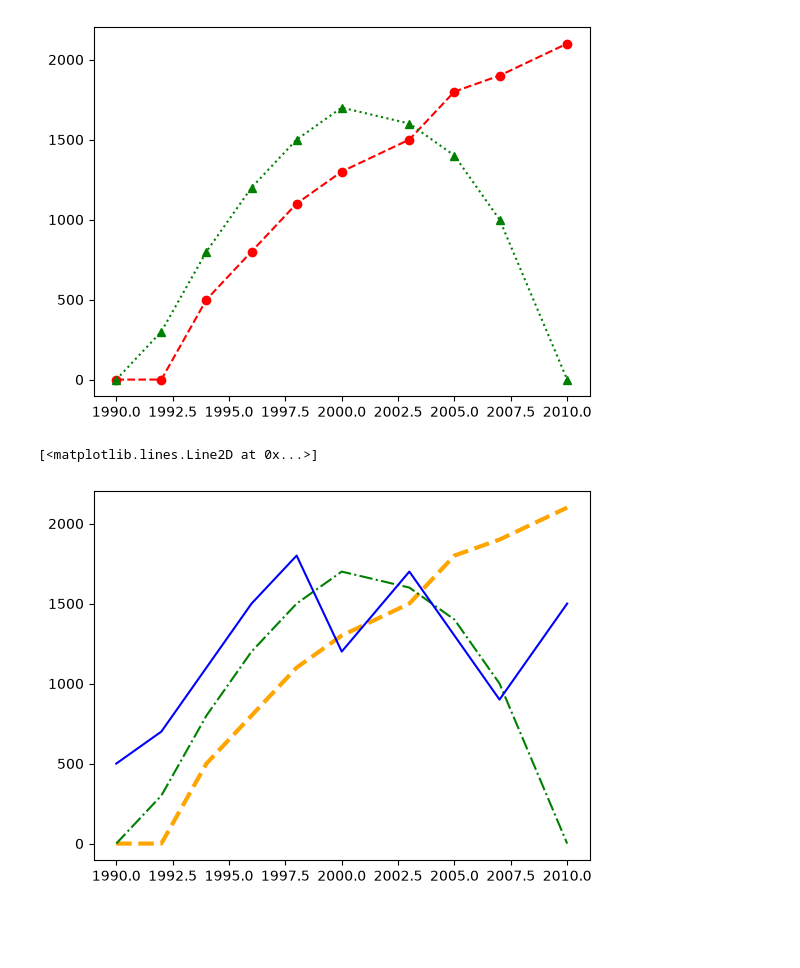
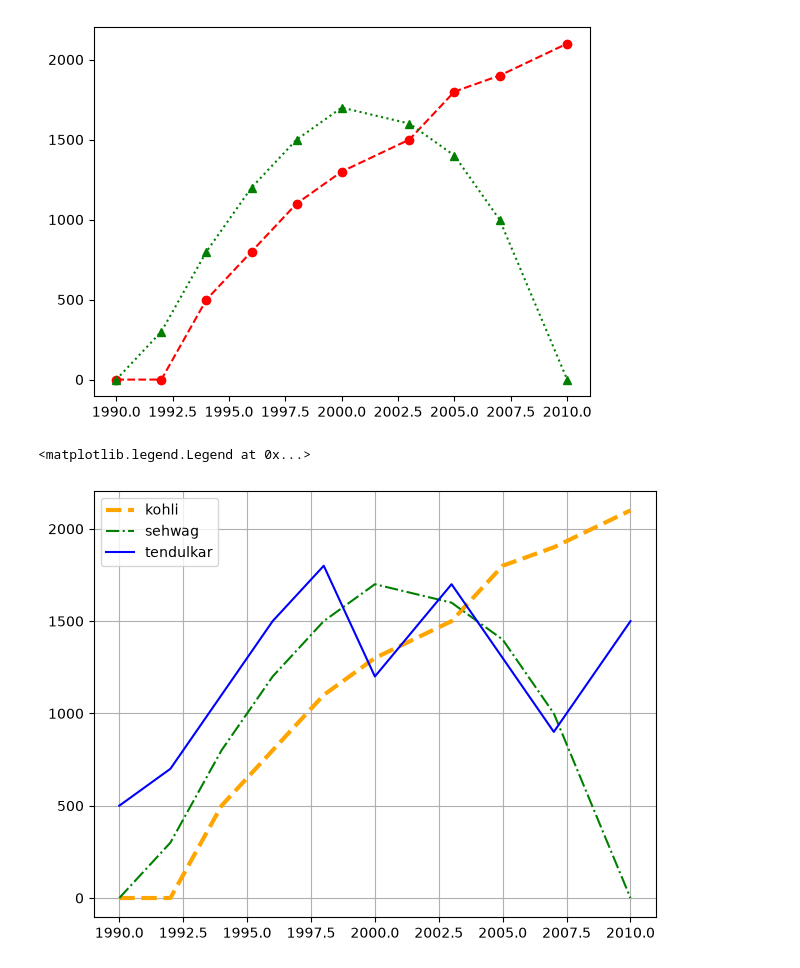
Before and after one commit to AtharvBorkar/Data-Science-Files, a Jupyter notebook: Shreya/Data Visualization using Matplotlib and Seaborn/plotting charts using MAtplotlib.ipynb, the cells around one changed output. Drawn from its saved outputs; the diff is of its cells as text; code cells hidden in the pictures; blank space fills up the shorter version.

Commit message:
added graphs in plotting file

```diff
--- a/Shreya/Data Visualization using Matplotlib and Seaborn/plotting charts using MAtplotlib.ipynb
+++ b/Shreya/Data Visualization using Matplotlib and Seaborn/plotting charts using MAtplotlib.ipynb
@@ -44,7 +44,10 @@ plt.plot(years, sehwag, 'g^:', label= "sehwag")# green triangle dotted
 # %%
 plt.plot(years, kohli, color='orange', linestyle='--', linewidth=3, label="kohli")
 plt.plot(years, sehwag, color='green', linestyle='-.',label="sehwag")
 plt.plot(years, runs, color='blue', label="tendulkar")
+plt.grid(True)
+plt.tight_layout()
+plt.legend()
 # %% [output]
-[<matplotlib.lines.Line2D at 0x...>]
+<matplotlib.legend.Legend at 0x...>
-[figure, old version]
+[figure, new version]
```
Also changed, not shown: parts of 2 cells of this notebook.
